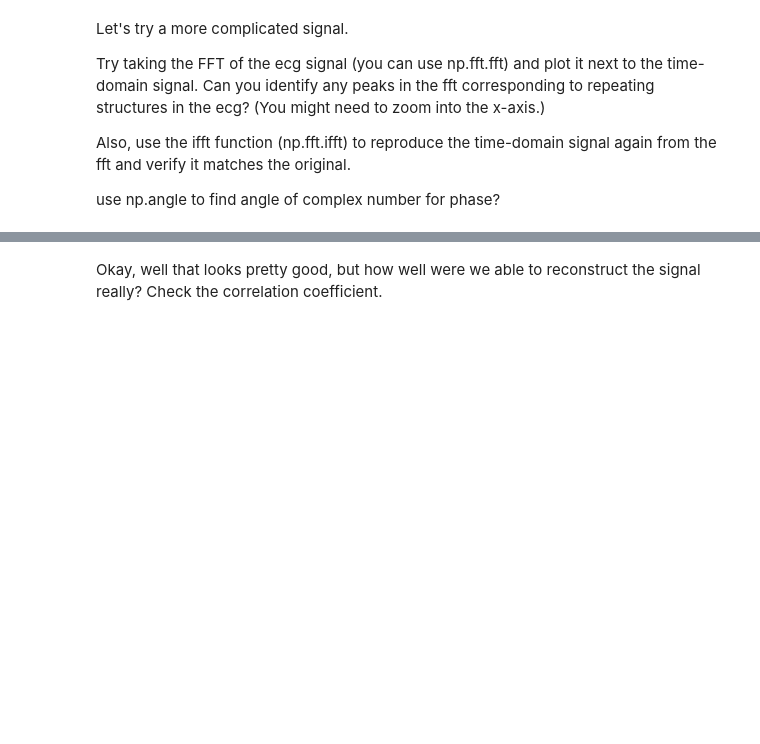
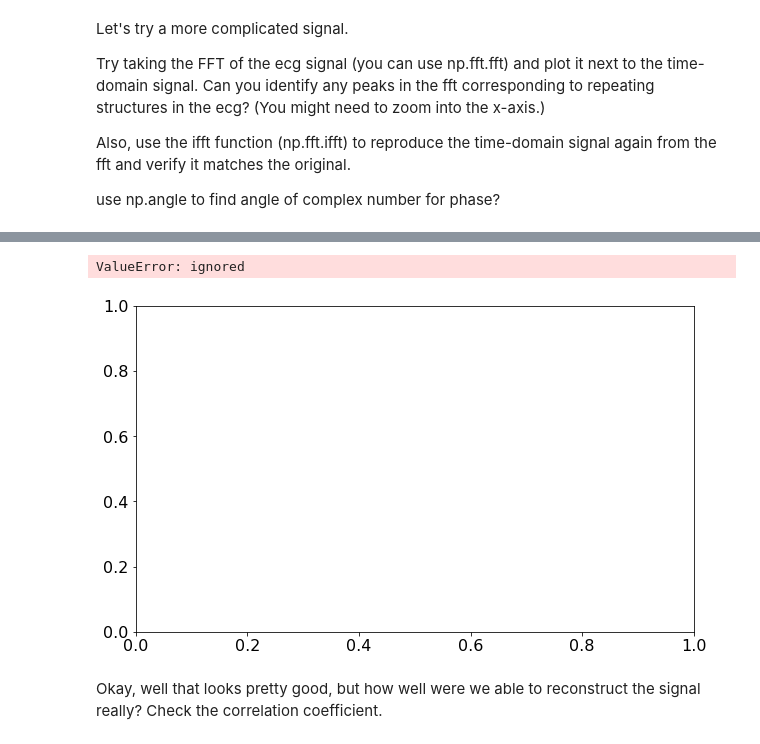
Before and after one commit to Pizzawookiee/Week2_Public, a Jupyter notebook: Notebooks/03_FourierTransforms/FourierTransforms_Exercises.ipynb, the cells around one changed output, grey strips where cells are left out. Drawn from its saved outputs; the diff is of its cells as text; code cells hidden in the pictures; blank space fills up the shorter version.

```diff
--- a/Notebooks/03_FourierTransforms/FourierTransforms_Exercises.ipynb
+++ b/Notebooks/03_FourierTransforms/FourierTransforms_Exercises.ipynb
@@ -162,3 +163,14 @@ N = t.size
+# %%
+T = t[1]-t[0]
+N = t.size
+
+plt.pcolormesh(t, frequency, y_ecg,cmap='jet',vmax=10)
+plt.ylabel('Frequency [Hz]')
+plt.xlabel('Time [sec]')
+plt.title("Newt Spectogram")
+# %% [output]
+ValueError: ignored
+[figure, added]
 # %% [markdown]
 Okay, well that looks pretty good, but how well were we able to reconstruct the signal really? Check the correlation coefficient.
 # %%
```
Also changed, not shown: parts of 3 cells of this notebook.
